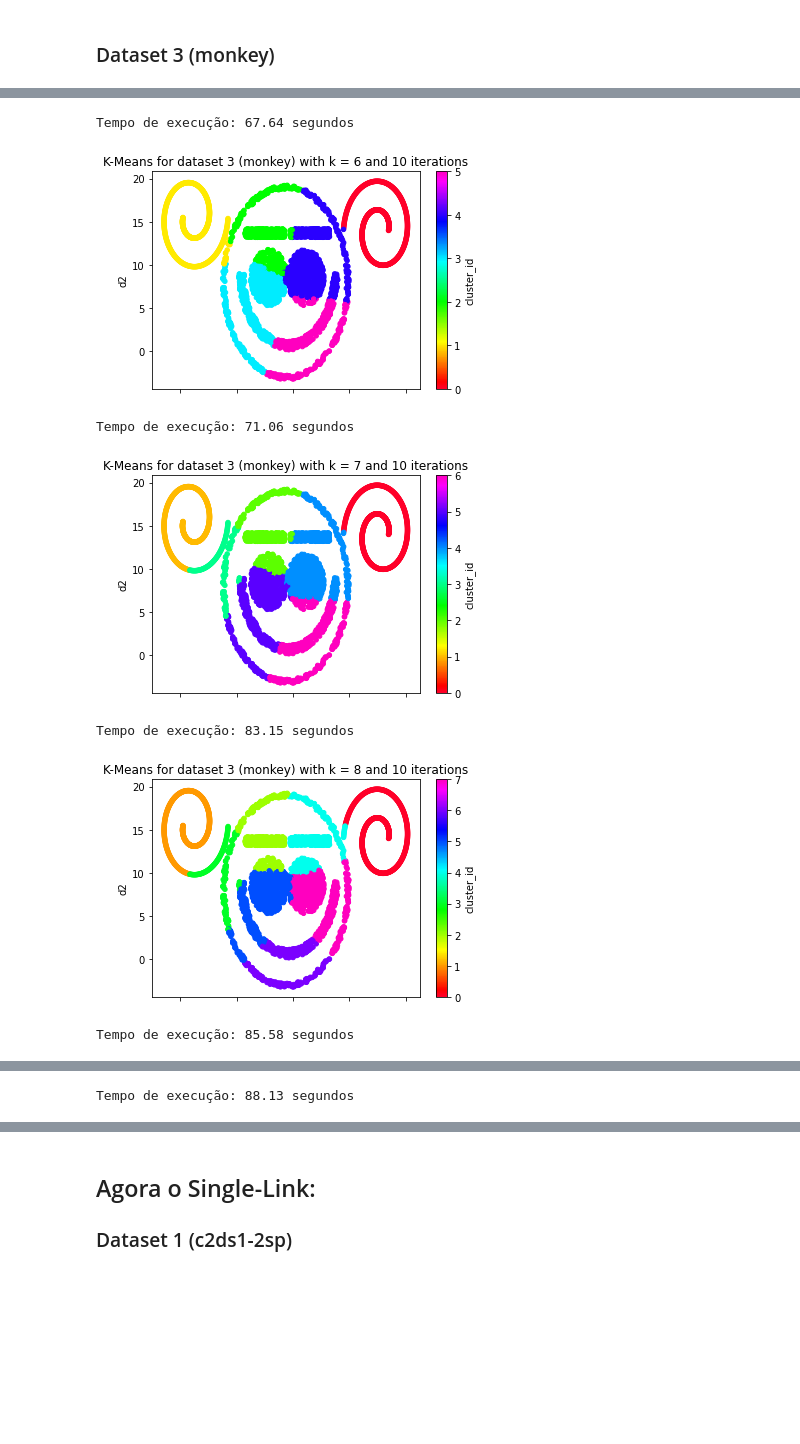
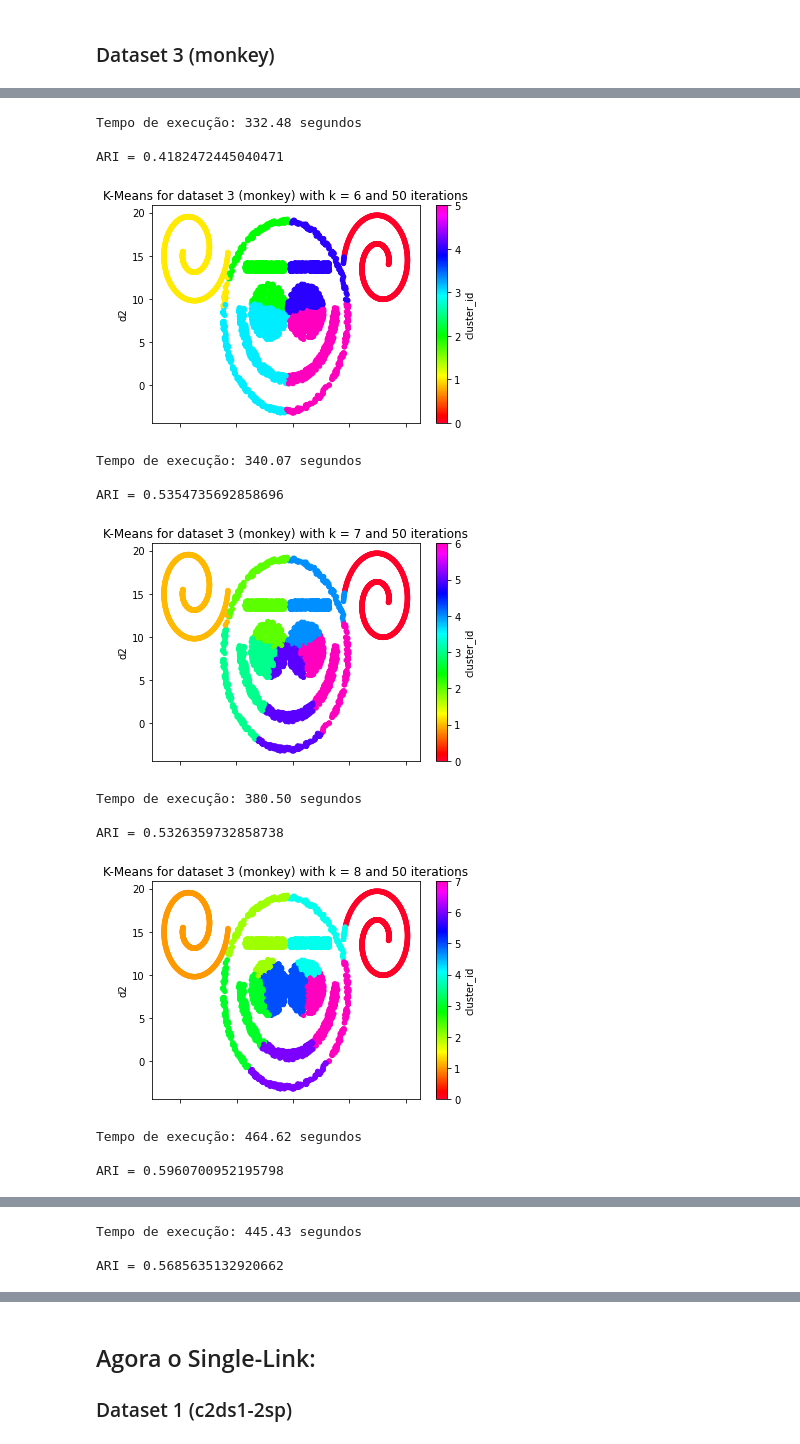
Before and after one commit to Gustavoesm/IA, a Jupyter notebook: Atividade 4 - Inteligência Artificial.ipynb, the cells around one changed output, grey strips where cells are left out. Saved outputs shown, nothing was run; the diff lists cells and outputs as text; code cells hidden in the pictures; blank space fills up the shorter version.

```diff
--- a/Atividade 4 - Inteligência Artificial.ipynb
+++ b/Atividade 4 - Inteligência Artificial.ipynb
@@ -125,7 +127,7 @@ def single_link(dataframe, k_min, k_max):
 # %%
 # escolha aqui o valor de k e o numero de iterações
 k_list = [2,3,4,5]
-n_iterations = 10
+n_iterations = 50
 
 
 with open('datasets/c2ds1-2spReal.clu', 'r') as f:
@@ -143,4 +145,7 @@ for k in k_list:
     plt.show()
     print("Tempo de execução: %.2f segundos\n" % resultados[-1][1])
     print("ARI = " + str(metrics.adjusted_rand_score(resultados[-1][0]['cluster_id'], realResult[1])))
+
+    # print text file
+    resultados[-1][0][["cluster_id"]].to_csv("out/c2ds1-2sp-kmeans-k%d.clu" % k, sep = '\t')
 # %% [output]
@@ -174,5 +187,8 @@ for k in k_list:
     plt.show()
     print("Tempo de execução: %.2f segundos\n" % resultados[-1][1])
     print("ARI = " + str(metrics.adjusted_rand_score(manipulated_df['cluster_id'], realResult[1])))
+
+    # print text file
+    resultados[-1][0][["cluster_id"]].to_csv("out/c2ds3-2g-kmeans-k%d.clu" % k, sep = '\t')
 # %% [output]
 [figure]
@@ -188,7 +212,7 @@ Tempo de execução: 15.87 segundos
 # %%
 # escolha aqui o valor de k e o numero de iterações
 k_list = [5,6,7,8,9,10,11,12]
-n_iterations = 10
+n_iterations = 50
 
 with open('datasets/monkeyReal1.clu', 'r') as f:
     realResult = [[entry for entry in line.split()] for line in f.readlines()]
@@ -205,4 +229,7 @@ for k in k_list:
     plt.show()
     print("Tempo de execução: %.2f segundos\n" % resultados[-1][1])
     print("ARI = " + str(metrics.adjusted_rand_score(manipulated_df['cluster_id'], realResult[1])))
+
+    # print text file
+    resultados[-1][0][["cluster_id"]].to_csv("out/monkey-kmeans-k%d.clu" % k, sep = '\t')
 # %% [output]
@@ -210,9 +237,19 @@ for k in k_list:
-Tempo de execução: 67.64 segundos
+Tempo de execução: 332.48 segundos
+
+ARI = 0.4182472445040471
-[figure, old version]
+[figure, new version]
-Tempo de execução: 71.06 segundos
+Tempo de execução: 340.07 segundos
+
+ARI = 0.5354735692858696
-[figure, old version]
+[figure, new version]
-Tempo de execução: 83.15 segundos
+Tempo de execução: 380.50 segundos
+
+ARI = 0.5326359732858738
-[figure, old version]
+[figure, new version]
-Tempo de execução: 85.58 segundos
+Tempo de execução: 464.62 segundos
+
+ARI = 0.5960700952195798
 [figure]
-Tempo de execução: 88.13 segundos
+Tempo de execução: 445.43 segundos
+
+ARI = 0.5685635132920662
```
Also changed, not shown: parts of 7 cells of this notebook, 32 other files.
